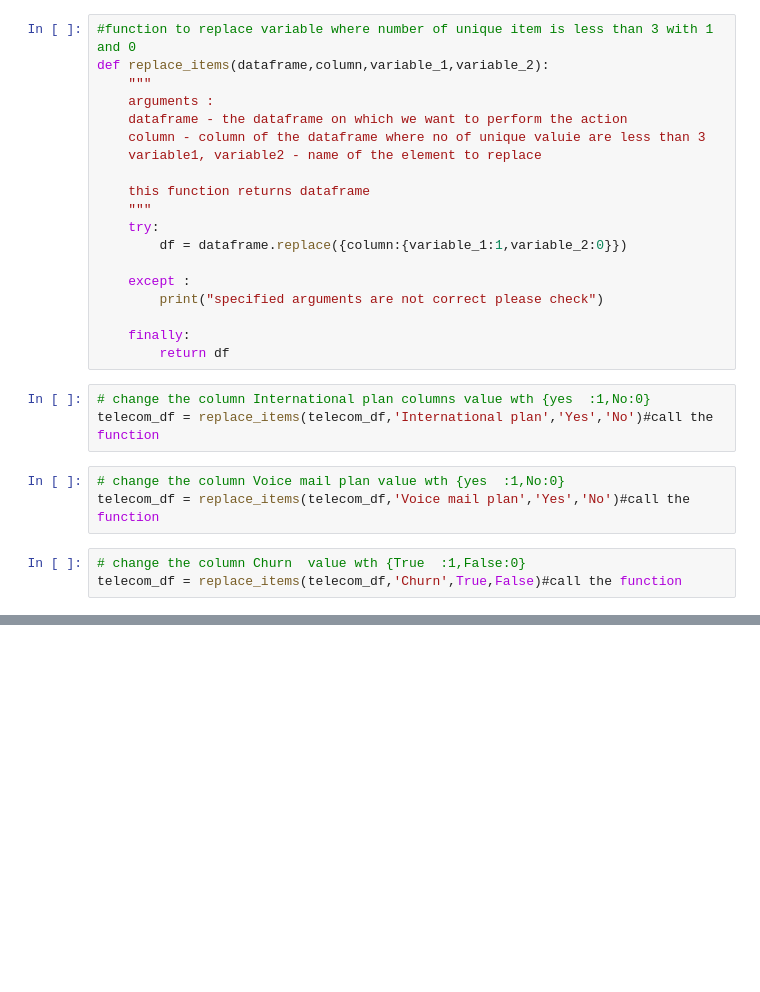
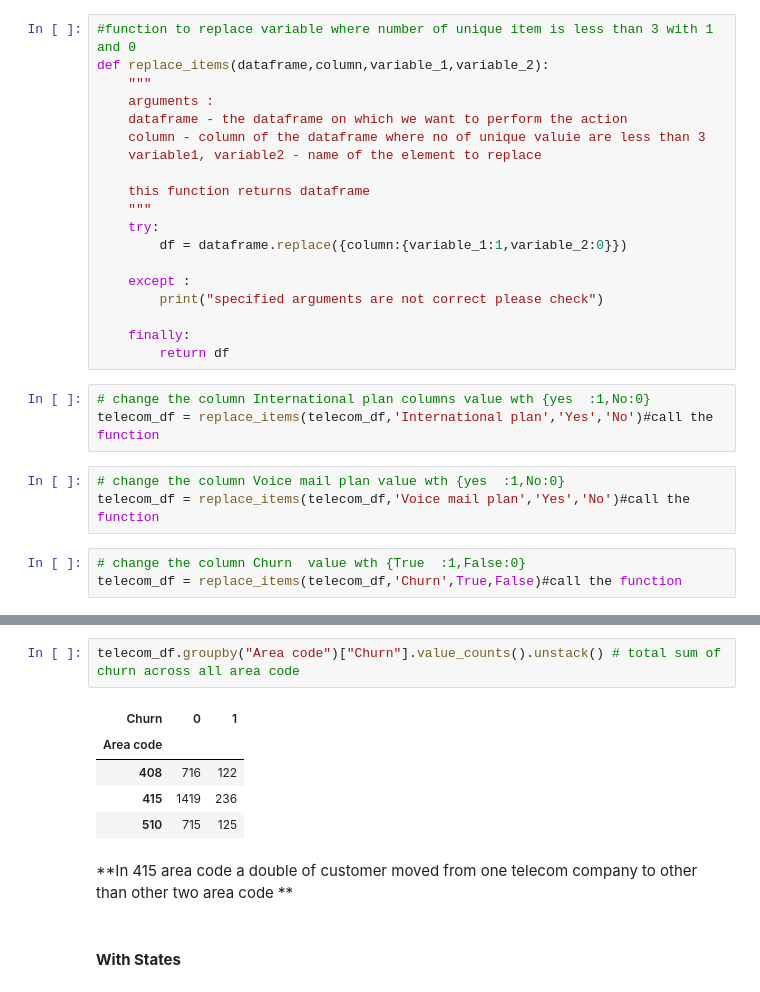
Before and after one commit to surya81/myproject, a Jupyter notebook: Telecom_Churn_Analysis.ipynb, the cells around one changed output, grey strips where cells are left out. Drawn from its saved outputs; the diff is of its cells as text; blank space fills up the shorter version.

```diff
--- a/Telecom_Churn_Analysis.ipynb
+++ b/Telecom_Churn_Analysis.ipynb
@@ -257,0 +312,12 @@ telecom_df = replace_items(telecom_df,'Churn',True,False)#call the function
+# %%
+telecom_df.groupby("Area code")["Churn"].value_counts().unstack() # total sum of churn across all area code
+# %% [output]
+| Churn | 0 | 1 |
+| Area code |  |  |
+| 408 | 716 | 122 |
+| 415 | 1419 | 236 |
+| 510 | 715 | 125 |
+# %% [markdown]
+**In 415 area code a double of customer moved from one telecom company to other than other two area code **
+# %% [markdown]
+#### **With States**
```
Also changed, not shown: parts of 22 cells of this notebook.
